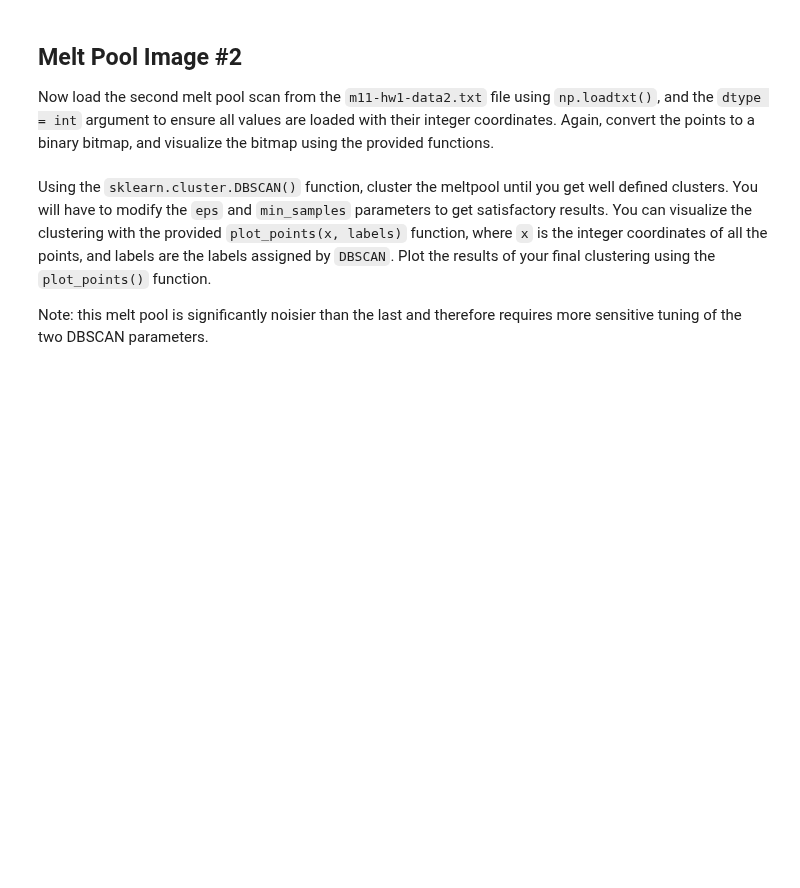
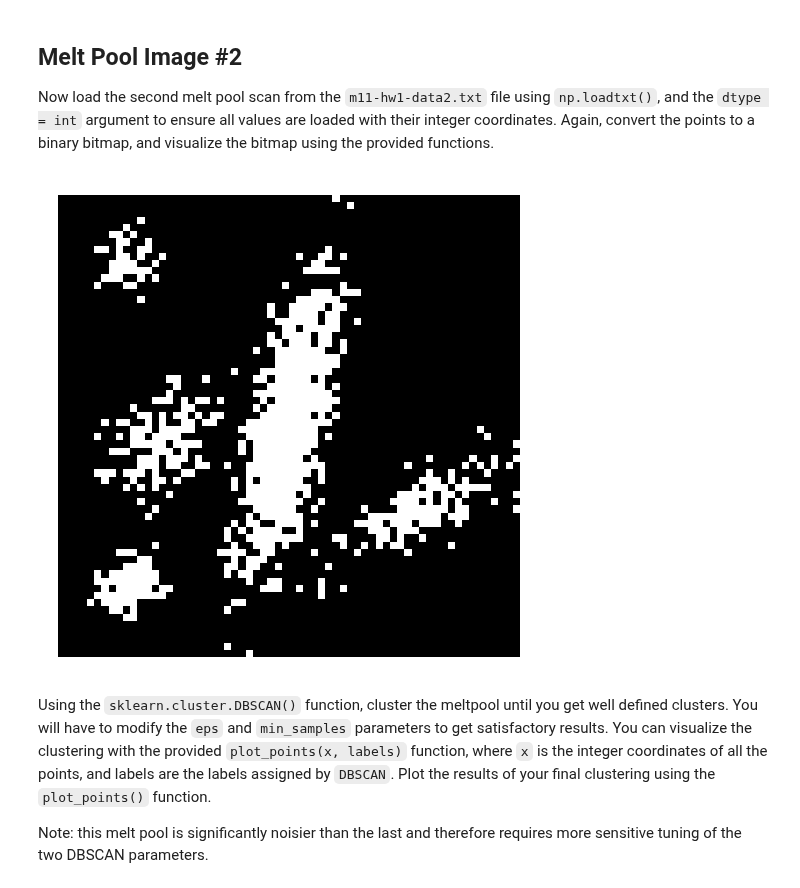
Before and after one commit to judson35/AI-ML, a Jupyter notebook: HW11/M11-HW1.ipynb, the cells around one changed output. Saved outputs shown, nothing was run; the diff lists cells and outputs as text; code cells hidden in the pictures; blank space fills up the shorter version.

```diff
--- a/HW11/M11-HW1.ipynb
+++ b/HW11/M11-HW1.ipynb
@@ -61,3 +66,9 @@ Now load the second melt pool scan from the `m11-hw1-data2.txt` file using `np.l
+# %%
+x2 = np.loadtxt("data/m11-hw1-data2.txt", dtype=int)
+bitmap2 = points_to_bitmap(x2)
+plot_bitmap(bitmap2)
+# %% [output]
+[figure, added]
 # %% [markdown]
 Using the `sklearn.cluster.DBSCAN()` function, cluster the meltpool until you get well defined clusters. You will have to modify the `eps` and `min_samples` parameters to get satisfactory results. You can visualize the clustering with the provided `plot_points(x, labels)` function, where `x` is the integer coordinates of all the points, and labels are the labels assigned by `DBSCAN`. Plot the results of your final clustering using the `plot_points()` function.
 
```
Also changed, not shown: parts of 9 cells of this notebook, 1 other file.
